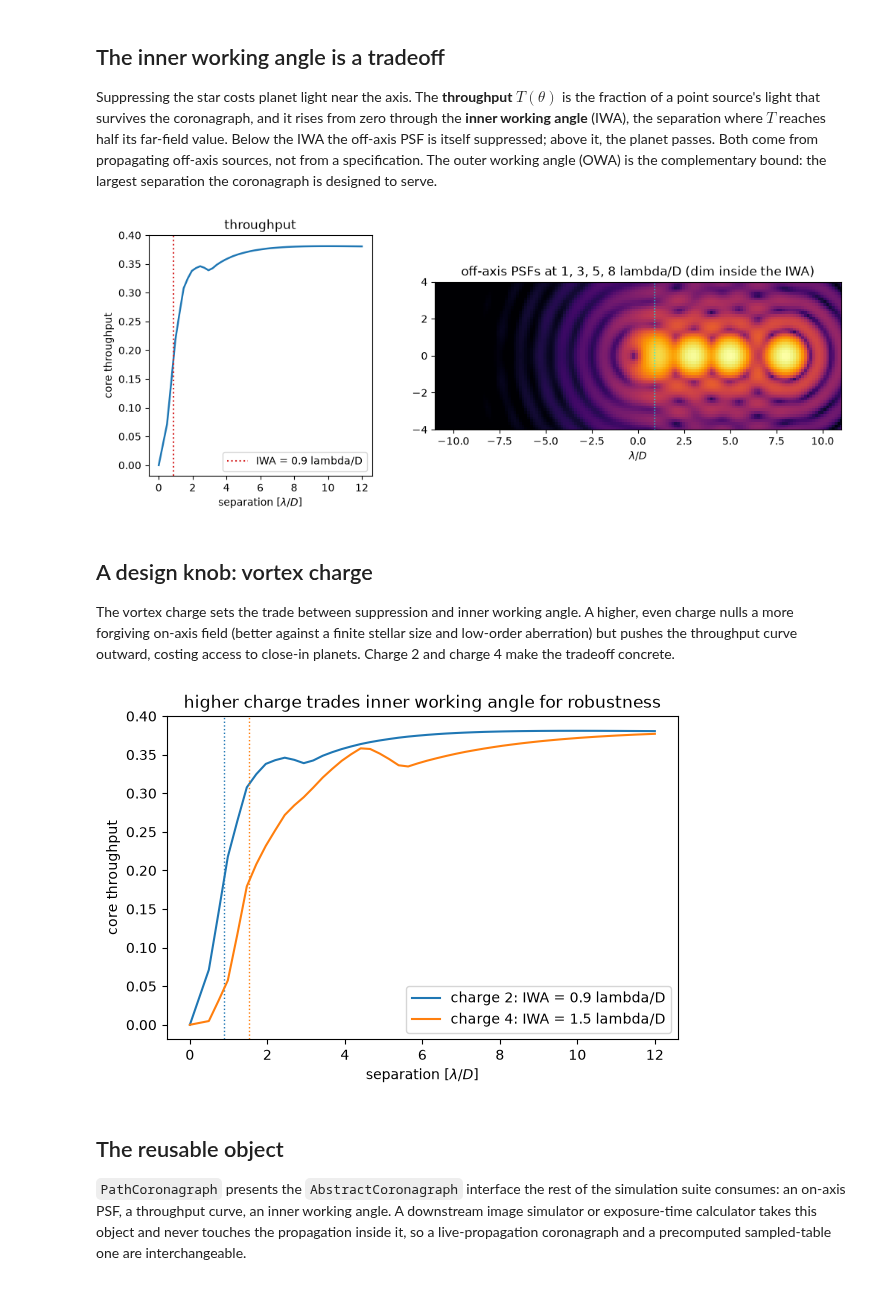
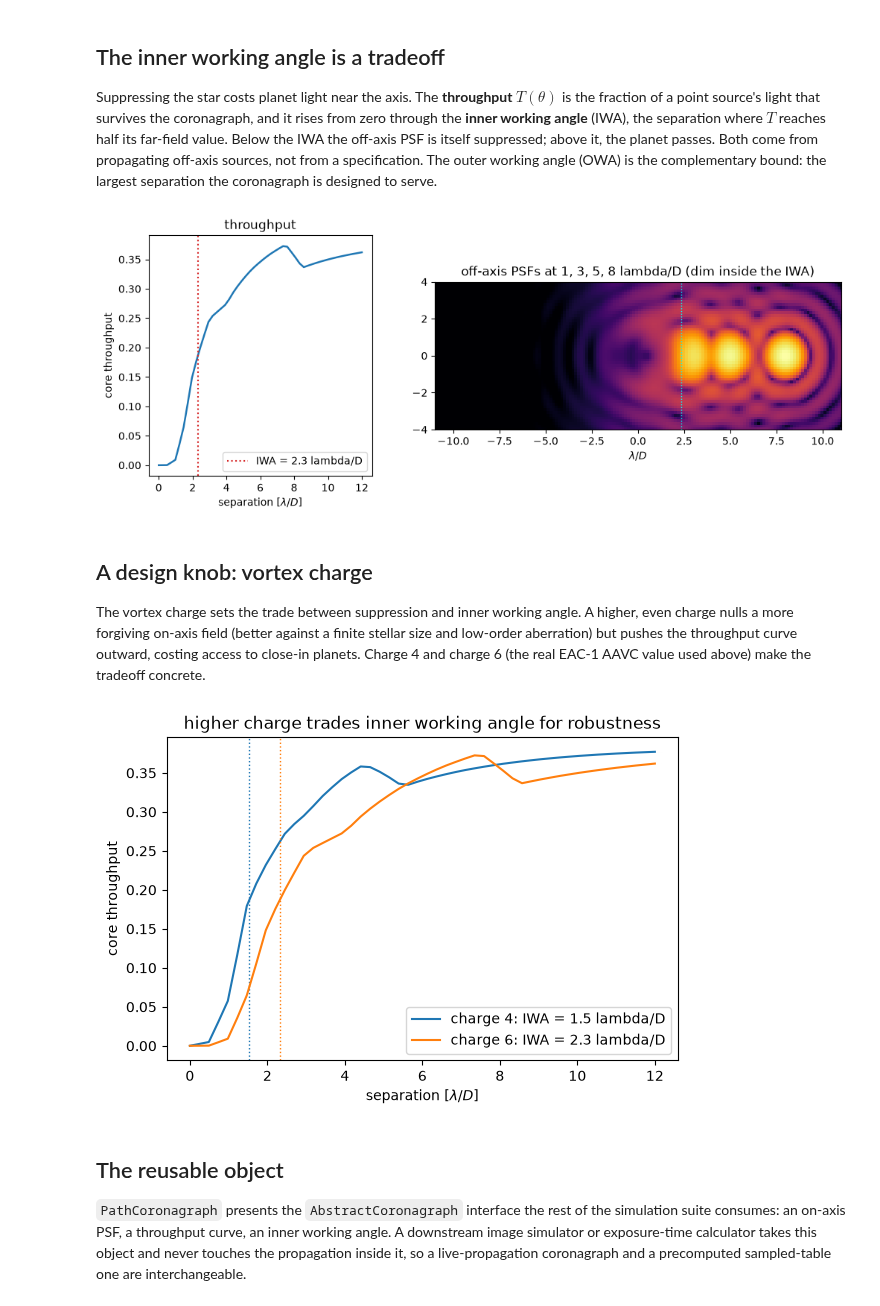
Before and after one commit to CoreySpohn/physicaloptix, a Jupyter notebook: docs/examples/03_Building_a_Coronagraph.ipynb, the cells around one changed output. Saved outputs shown, nothing was run; the diff lists cells and outputs as text; code cells hidden in the pictures.

```diff
--- a/docs/examples/03_Building_a_Coronagraph.ipynb
+++ b/docs/examples/03_Building_a_Coronagraph.ipynb
@@ -102,7 +102,7 @@ geometric pupil, and the Lyot stop blocks it, leaving almost nothing to reach th
 # %%
 lyot_mask = ((ug**2 + vg**2) <= 0.45**2).astype(float)
 vortex = MultiScaleVortex.build(
-    charge=2, npup=NPUP, q=64, scaling_factor=4, window_size=16
+    charge=6, npup=NPUP, q=64, scaling_factor=4, window_size=16
 )
 lyot = SampledOptic(
     transmission=jnp.asarray(lyot_mask), grid=pupil, plane=PlaneKind.PUPIL
@@ -218,36 +218,36 @@ axes[1].set_title("off-axis PSFs at 1, 3, 5, 8 lambda/D (dim inside the IWA)")
 axes[1].set_xlabel(r"$\lambda/D$")
 plt.show()
 # %% [output]
-[figure, old version]
+[figure, new version]
 # %% [markdown]
 ## A design knob: vortex charge
 
 The vortex charge sets the trade between suppression and inner working angle. A
 higher, even charge nulls a more forgiving on-axis field (better against a
 finite stellar size and low-order aberration) but pushes the throughput curve
-outward, costing access to close-in planets. Charge 2 and charge 4 make the
-tradeoff concrete.
+outward, costing access to close-in planets. Charge 4 and charge 6 (the real
+EAC-1 AAVC value used above) make the tradeoff concrete.
 # %%
 fig, ax = plt.subplots(figsize=(6.6, 4.2))
-for charge, color in ((2, "C0"), (4, "C1")):
+for charge, color in ((4, "C0"), (6, "C1")):
     vx = MultiScaleVortex.build(
         charge=charge, npup=NPUP, q=64, scaling_factor=4, window_size=16
     )
     cp = OpticalPath(stages=(Stage("vortex", vx), Stage("lyot", lyot)))
     cor = PathCoronagraph.from_path(
         cp, flat, diameter_m=DIAM, owa_lod=16.0, wavelength_nm=WL
     )
     t = np.array([float(cor.throughput(s, WL)) for s in seps])
     ax.plot(
         seps, t, color=color, label=f"charge {charge}: IWA = {cor.IWA:.1f} lambda/D"
     )
     ax.axvline(float(cor.IWA), color=color, ls=":", lw=1)
 ax.set_xlabel(r"separation [$\lambda/D$]"), ax.set_ylabel("core throughput")
 ax.set_title("higher charge trades inner working angle for robustness")
 ax.legend()
 plt.show()
 # %% [output]
-[figure, old version]
+[figure, new version]
 # %% [markdown]
 ## The reusable object
 
```
Also changed, not shown: parts of 4 cells of this notebook, 1 other file.
